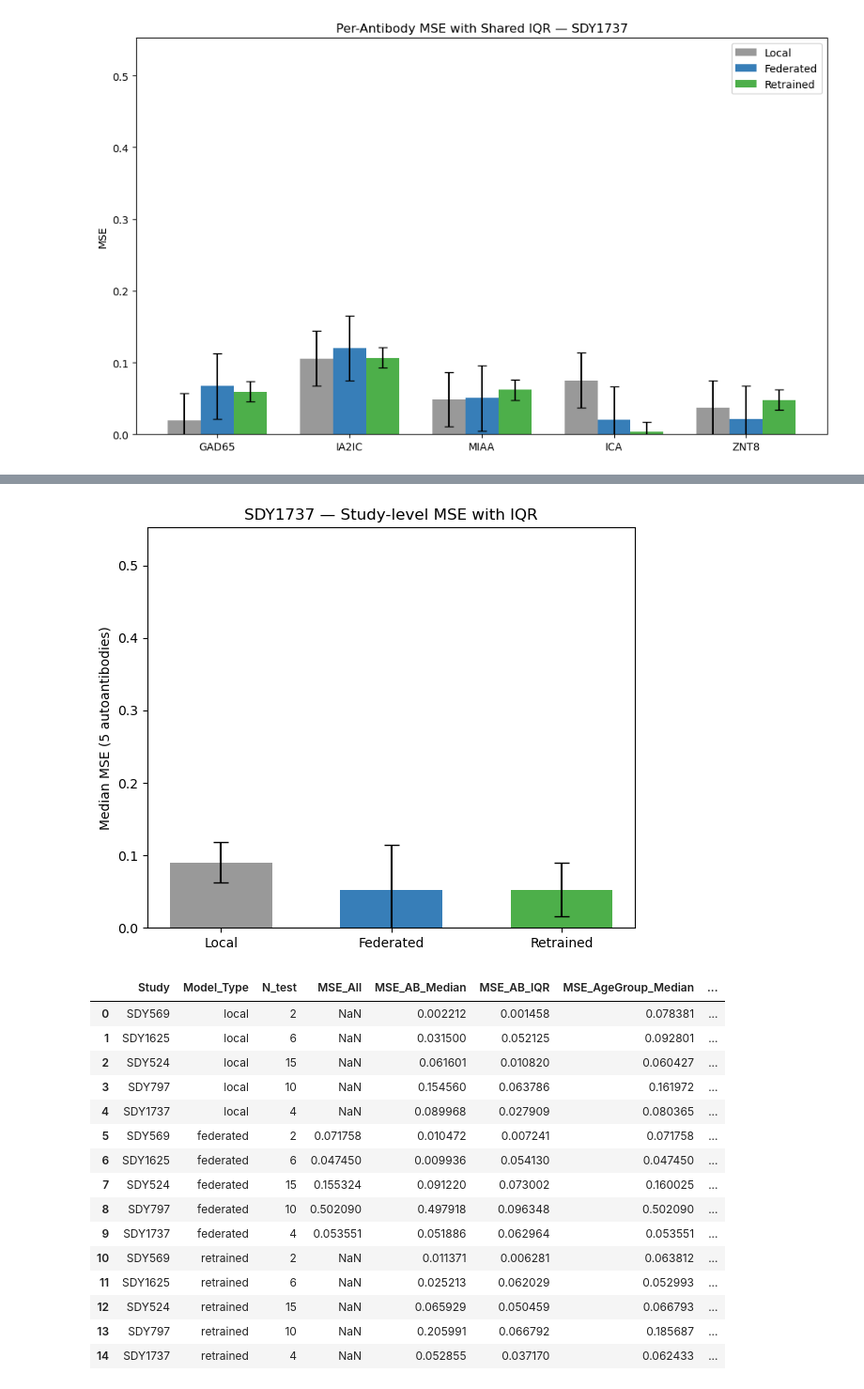
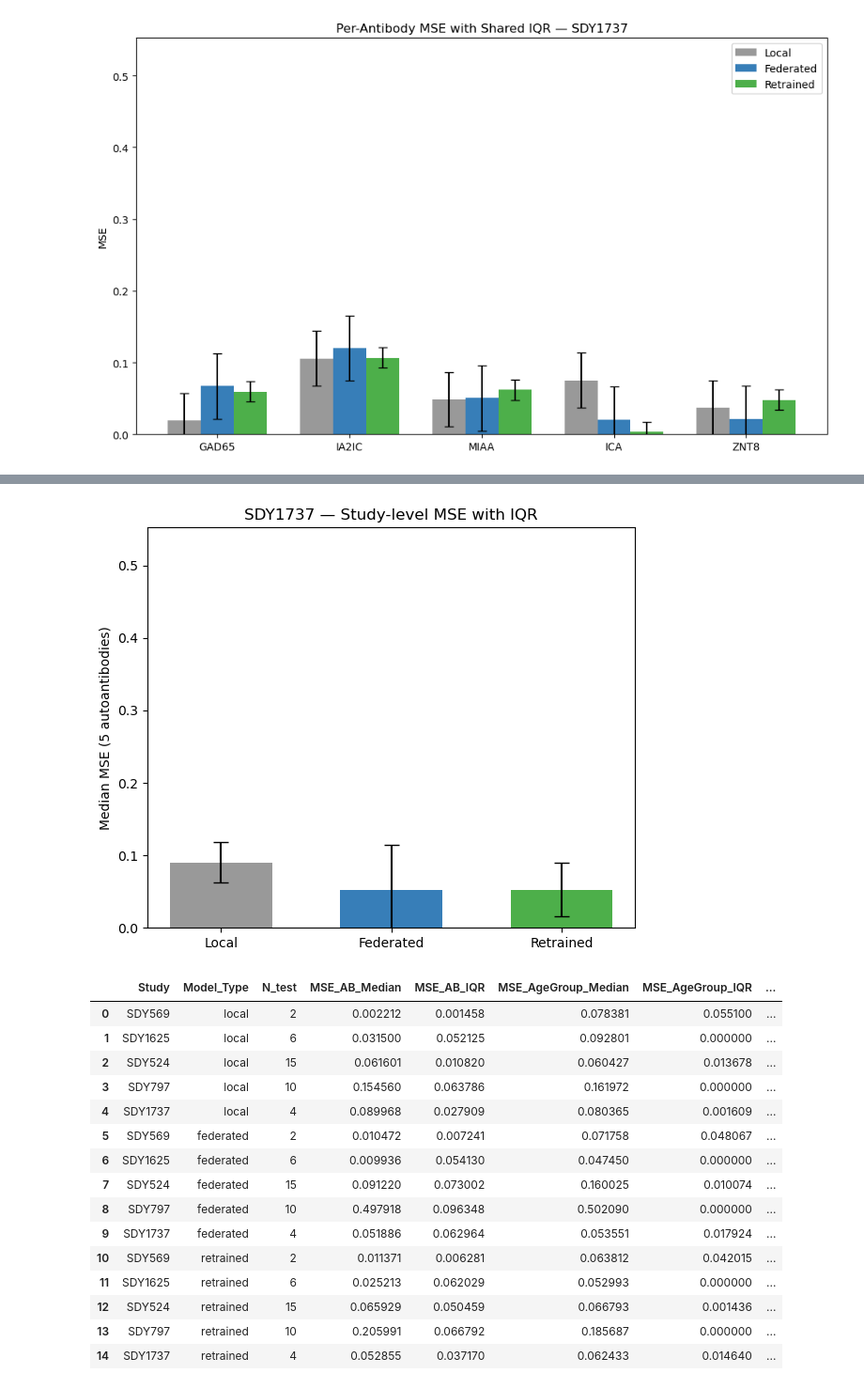
Before and after one commit to NIH-NLM/oadr-autoantibody, a Jupyter notebook: ipynb/federated_analysis_simulation_3x3.ipynb, the cells around one changed output, grey strips where cells are left out. Shown at 94% size. Saved outputs shown, nothing was run; the diff lists cells and outputs as text; code cells hidden in the pictures.

```diff
--- a/ipynb/federated_analysis_simulation_3x3.ipynb
+++ b/ipynb/federated_analysis_simulation_3x3.ipynb
@@ -1057,26 +1057,28 @@ def plot_study_level_mse_with_iqr(df, ymax=None):
         plt.show()
 # %%
 plot_study_level_mse_with_iqr(df_combined, ymax=ymax)
+df_combined.drop(columns=["MSE_All"], inplace=True)
+df_combined.to_csv("results/mse_summary_local_vs_federated.csv", index=False)
 (df_combined)
 # %% [output]
 [figure]
 [figure]
 [figure]
 [figure]
 [figure]
-|  | Study | Model_Type | N_test | MSE_All | MSE_AB_Median | MSE_AB_IQR | MSE_AgeGroup_Median | ... |
-| 0 | SDY569 | local | 2 | NaN | 0.002212 | 0.001458 | 0.078381 | ... |
-| 1 | SDY1625 | local | 6 | NaN | 0.031500 | 0.052125 | 0.092801 | ... |
-| 2 | SDY524 | local | 15 | NaN | 0.061601 | 0.010820 | 0.060427 | ... |
-| 3 | SDY797 | local | 10 | NaN | 0.154560 | 0.063786 | 0.161972 | ... |
-| 4 | SDY1737 | local | 4 | NaN | 0.089968 | 0.027909 | 0.080365 | ... |
-| 5 | SDY569 | federated | 2 | 0.071758 | 0.010472 | 0.007241 | 0.071758 | ... |
-| 6 | SDY1625 | federated | 6 | 0.047450 | 0.009936 | 0.054130 | 0.047450 | ... |
-| 7 | SDY524 | federated | 15 | 0.155324 | 0.091220 | 0.073002 | 0.160025 | ... |
-| 8 | SDY797 | federated | 10 | 0.502090 | 0.497918 | 0.096348 | 0.502090 | ... |
-| 9 | SDY1737 | federated | 4 | 0.053551 | 0.051886 | 0.062964 | 0.053551 | ... |
-| 10 | SDY569 | retrained | 2 | NaN | 0.011371 | 0.006281 | 0.063812 | ... |
-| 11 | SDY1625 | retrained | 6 | NaN | 0.025213 | 0.062029 | 0.052993 | ... |
-| 12 | SDY524 | retrained | 15 | NaN | 0.065929 | 0.050459 | 0.066793 | ... |
-| 13 | SDY797 | retrained | 10 | NaN | 0.205991 | 0.066792 | 0.185687 | ... |
-| 14 | SDY1737 | retrained | 4 | NaN | 0.052855 | 0.037170 | 0.062433 | ... |
+|  | Study | Model_Type | N_test | MSE_AB_Median | MSE_AB_IQR | MSE_AgeGroup_Median | MSE_AgeGroup_IQR | ... |
+| 0 | SDY569 | local | 2 | 0.002212 | 0.001458 | 0.078381 | 0.055100 | ... |
+| 1 | SDY1625 | local | 6 | 0.031500 | 0.052125 | 0.092801 | 0.000000 | ... |
+| 2 | SDY524 | local | 15 | 0.061601 | 0.010820 | 0.060427 | 0.013678 | ... |
+| 3 | SDY797 | local | 10 | 0.154560 | 0.063786 | 0.161972 | 0.000000 | ... |
+| 4 | SDY1737 | local | 4 | 0.089968 | 0.027909 | 0.080365 | 0.001609 | ... |
+| 5 | SDY569 | federated | 2 | 0.010472 | 0.007241 | 0.071758 | 0.048067 | ... |
+| 6 | SDY1625 | federated | 6 | 0.009936 | 0.054130 | 0.047450 | 0.000000 | ... |
+| 7 | SDY524 | federated | 15 | 0.091220 | 0.073002 | 0.160025 | 0.010074 | ... |
+| 8 | SDY797 | federated | 10 | 0.497918 | 0.096348 | 0.502090 | 0.000000 | ... |
+| 9 | SDY1737 | federated | 4 | 0.051886 | 0.062964 | 0.053551 | 0.017924 | ... |
+| 10 | SDY569 | retrained | 2 | 0.011371 | 0.006281 | 0.063812 | 0.042015 | ... |
+| 11 | SDY1625 | retrained | 6 | 0.025213 | 0.062029 | 0.052993 | 0.000000 | ... |
+| 12 | SDY524 | retrained | 15 | 0.065929 | 0.050459 | 0.066793 | 0.001436 | ... |
+| 13 | SDY797 | retrained | 10 | 0.205991 | 0.066792 | 0.185687 | 0.000000 | ... |
+| 14 | SDY1737 | retrained | 4 | 0.052855 | 0.037170 | 0.062433 | 0.014640 | ... |
```
